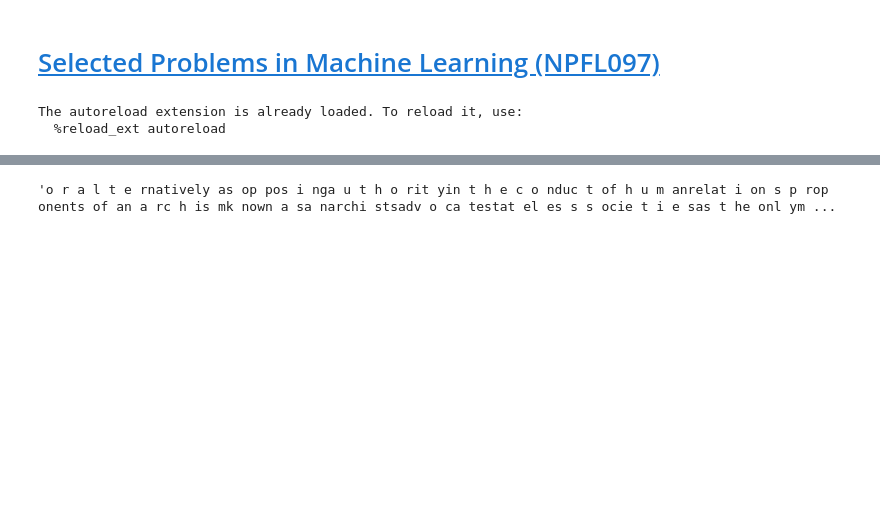
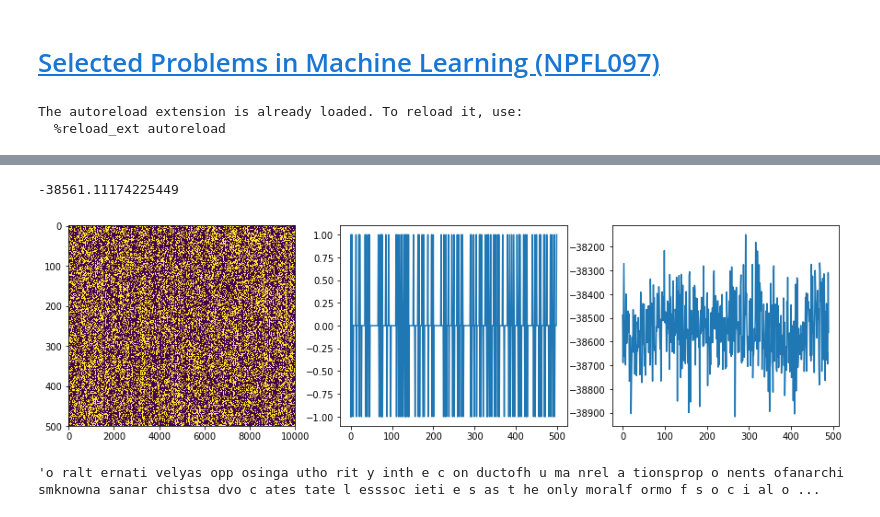
Before and after one commit to darthdeus/npfl097, a Jupyter notebook: Chinese Segmentation assignment.ipynb, the cells around one changed output, grey strips where cells are left out. Cells and saved outputs as stored; diff of their text form; code cells hidden in the pictures; blank space fills up the shorter version.

```diff
--- a/Chinese Segmentation assignment.ipynb
+++ b/Chinese Segmentation assignment.ipynb
@@ -154,4 +35,9 @@ plt.plot(p_data[10:])
+# %%
+segmentation.plot_results(*results)
+# %% [output]
+-38561.11174225449
+[figure, added]
 # %%
-" ".join(cut_words(data, s))[:2000]
+" ".join(segmentation.cut_words(data, results[1]))[:2000]
 # %% [output]
-'o r a l t e rnatively as op pos i nga u t h o rit yin t h e c o nduc t of h u m anrelat i on s p rop onents of an a rc h is mk nown a sa narchi stsadv o ca testat el es s s ocie t i e sas t he onl ym ...
+'o ralt ernati velyas opp osinga utho rit y inth e c on ductofh u ma nrel a tionsprop o nents ofanarchi smknowna sanar chistsa dvo c ates tate l esssoc ieti e s as t he only moralf ormo f s o c i al o ...
```
Also changed, not shown: parts of 11 cells of this notebook, 2 other files.
